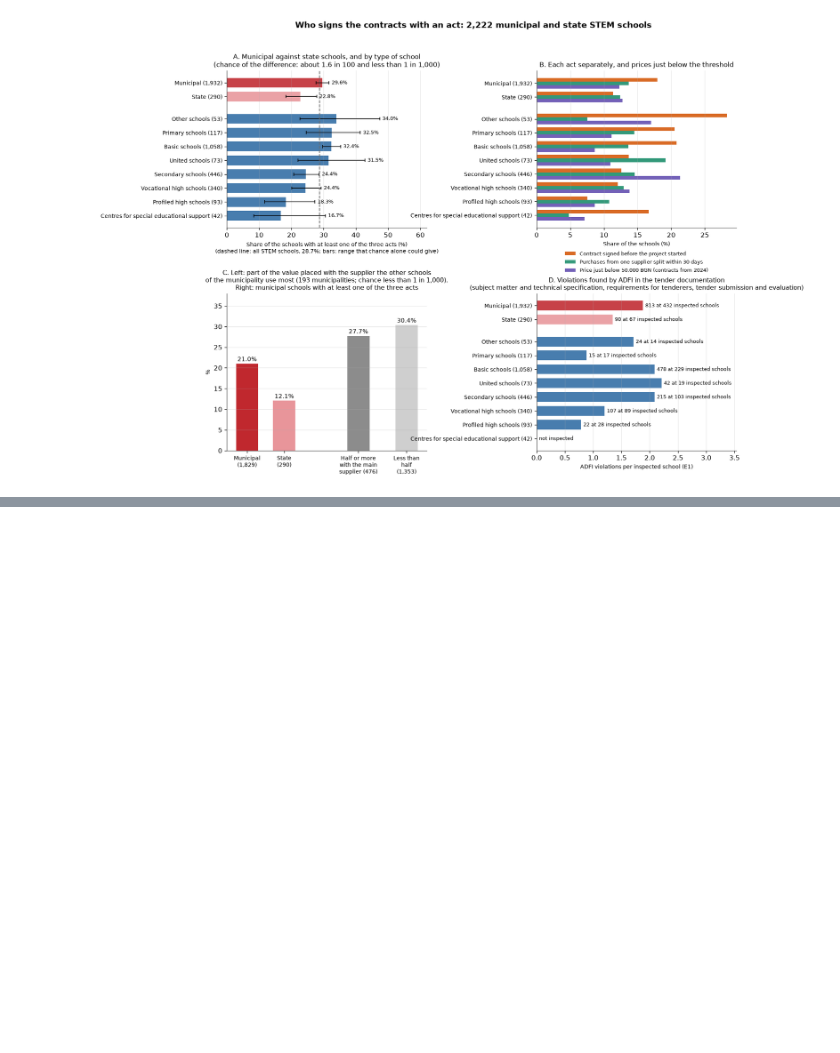
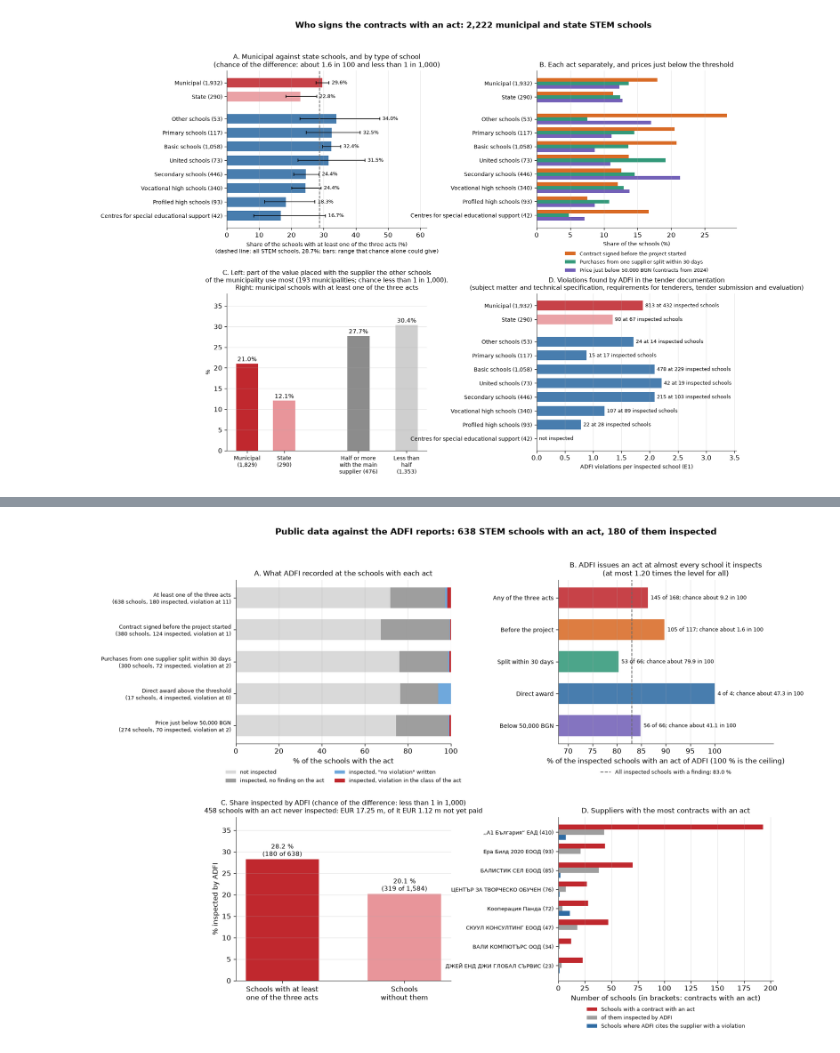
Before and after one commit to beluhov/stem-public-data-indicators, a Jupyter notebook: STEM_Public_Data_Indicators.ipynb, the cells around one changed output, grey strips where cells are left out. Drawn from its saved outputs; the diff is of its cells as text; code cells hidden in the pictures; blank space fills up the shorter version.

```diff
--- a/STEM_Public_Data_Indicators.ipynb
+++ b/STEM_Public_Data_Indicators.ipynb
@@ -1965,0 +2522,79 @@ plt.show()
+# %%
+# Figure F2_4: what ADFI recorded at the schools with each act, and which suppliers it names; every number in the figure is taken from this run.
+COL_7 = {"Level 1 union": "#c0282e", "predated": "#d96b26", "split_30d": "#33997a", "regime_mismatch": "#2e6ba3", "bunching_50k": "#7361b8"}
+LAB_7 = {
+    "Level 1 union": "At least one of the three acts",
+    "predated": "Contract signed before the project started",
+    "split_30d": "Purchases from one supplier split within 30 days",
+    "regime_mismatch": "Direct award above the threshold",
+    "bunching_50k": "Price just below 50,000 BGN",
+}
+SHORT_7 = {"Level 1 union": "Any of the three acts", "predated": "Before the project", "split_30d": "Split within 30 days",
+           "regime_mismatch": "Direct award", "bunching_50k": "Below 50,000 BGN"}
+order_7 = [lbl for lbl, _ in IND_7]
+
+fig, axs = plt.subplots(2, 2, figsize=(14, 10.5), gridspec_kw={"hspace": 0.45, "wspace": 0.5})
+axA, axB, axC, axD = axs.flat
+
+# A. Schools with each act: not inspected, inspected with no finding on the act, "no violation" only, violation in the class of the act.
+yA = np.arange(len(order_7))[::-1]
+seg = [("not inspected", "unaudited", "#d9d9d9"), ("inspected, no finding on the act", "no_finding", "#9e9e9e"),
+       ("inspected, \"no violation\" written", "no_violation_only", "#6fa8dc"), ("inspected, violation in the class of the act", "violation", "#c0282e")]
+left = np.zeros(len(order_7))
+for name, col, colr in seg:
+    vals = np.array([a7.loc[k, col] / a7.loc[k, "flagged_schools"] * 100 for k in order_7], dtype=float)
+    axA.barh(yA, vals, left=left, color=colr, height=0.65, label=name)
+    left += vals
+axA.set_yticks(yA, [f"{LAB_7[k]}\n({int(a7.loc[k, 'flagged_schools'])} schools, {int(a7.loc[k, 'audited'])} inspected, violation at {int(a7.loc[k, 'violation'])})" for k in order_7], fontsize=8)
+axA.set_xlim(0, 100)
+axA.set_xlabel("% of the schools with the act")
+axA.legend(loc="upper center", bbox_to_anchor=(0.5, -0.13), ncol=2, fontsize=7.5, frameon=False)
+axA.set_title("A. What ADFI recorded at the schools with each act", fontsize=10)
+
+# B. Share of inspected schools with an act of ADFI, by act, against the level for all and the ceiling.
+yB = np.arange(len(order_7))[::-1]
+precB = np.array([b7.loc[k, "precision"] * 100 for k in order_7], dtype=float)
+axB.barh(yB, precB, color=[COL_7[k] for k in order_7], height=0.65, alpha=0.88)
+for y, k, p in zip(yB, order_7, precB):
+    axB.text(p + 0.6, y, f"{int(b7.loc[k, 'flagged_act_k'])} of {int(b7.loc[k, 'flagged_classified_n'])}; chance {chance_text(b7.loc[k, 'p_permutation'])}",
+             va="center", fontsize=7.5)
+axB.axvline(base_act_rate * 100, color="dimgray", ls="--", lw=1.2, label=f"All inspected schools with a finding: {base_act_rate * 100:.1f} %")
+axB.legend(loc="upper center", bbox_to_anchor=(0.5, -0.13), fontsize=7.5, frameon=False)
+axB.set_yticks(yB, [SHORT_7[k] for k in order_7], fontsize=8.5)
+axB.set_xlim(base_act_rate * 100 - 15, 112)
+axB.set_xticks(np.arange(70, 101, 5))
+axB.set_xlabel("% of the inspected schools with an act of ADFI (100 % is the ceiling)")
+axB.set_title(f"B. ADFI issues an act at almost every school it inspects\n(at most {max_lift:.2f} times the level for all)", fontsize=10)
+
+# C. Share inspected: schools with and without an act.
+c7 = [n_aud_l1 / n_l1_7 * 100, n_aud_no / n_no_l1 * 100]
+axC.bar([0, 1], c7, color=["#c0282e", "#e8959a"], width=0.6)
+for x, v, k, n in zip([0, 1], c7, [n_aud_l1, n_aud_no], [n_l1_7, n_no_l1]):
+    axC.text(x, v + 0.8, f"{v:.1f} %\n({k} of {n:,})", ha="center", fontsize=9)
+axC.set_xticks([0, 1], ["Schools with at least\none of the three acts", "Schools\nwithout them"])
+axC.set_ylim(0, max(c7) * 1.35)
+axC.set_ylabel("% inspected by ADFI")
+axC.set_title(f"C. Share inspected by ADFI (chance of the difference: {chance_text(l1b['selection_p'])})\n"
+              f"{len(unaud_l1)} schools with an act never inspected: EUR {val_un / 1e6:.2f} m, of it EUR {(val_un - paid_un) / 1e6:.2f} m not yet paid", fontsize=9.5)
+
+# D. Suppliers with the most contracts with an act: their schools with an act, inspected, cited with a violation.
+d7 = sup7.head(8).iloc[::-1]
+yD = np.arange(len(d7))
+bh7 = 0.27
+axD.barh(yD + bh7, d7["schools_with_act"], height=bh7, color="#c0282e", label="Schools with a contract with an act")
+axD.barh(yD, d7["inspected_schools_with_act"], height=bh7, color="#9e9e9e", label="of them inspected by ADFI")
+axD.barh(yD - bh7, d7["schools_cited_with_violation"], height=bh7, color="#2e6ba3", label="Schools where ADFI cites the supplier with a violation")
+axD.set_yticks(yD, [f"{s[:26]} ({int(n)})" for s, n in zip(d7["supplier"], d7["with_act"])], fontsize=8)
+axD.set_xlabel("Number of schools (in brackets: contracts with an act)")
+axD.legend(loc="upper center", bbox_to_anchor=(0.5, -0.13), fontsize=7.5, frameon=False)
+axD.set_title("D. Suppliers with the most contracts with an act", fontsize=10)
+
+for ax in axs.flat:
+    for side in ("top", "right"):
+        ax.spines[side].set_visible(False)
+    ax.grid(axis="y" if ax is axC else "x", alpha=0.3)
+fig.suptitle(f"Public data against the ADFI reports: {n_l1_7} STEM schools with an act, {n_aud_l1} of them inspected", fontsize=12.5, fontweight="bold")
+fig.savefig(FIG_DIR / "F2_4_adfi_validation.png", dpi=300, bbox_inches="tight")
+plt.show()
+# %% [output]
+[figure, added]
```
Also changed, not shown: parts of 3 cells of this notebook, 4 other files.
